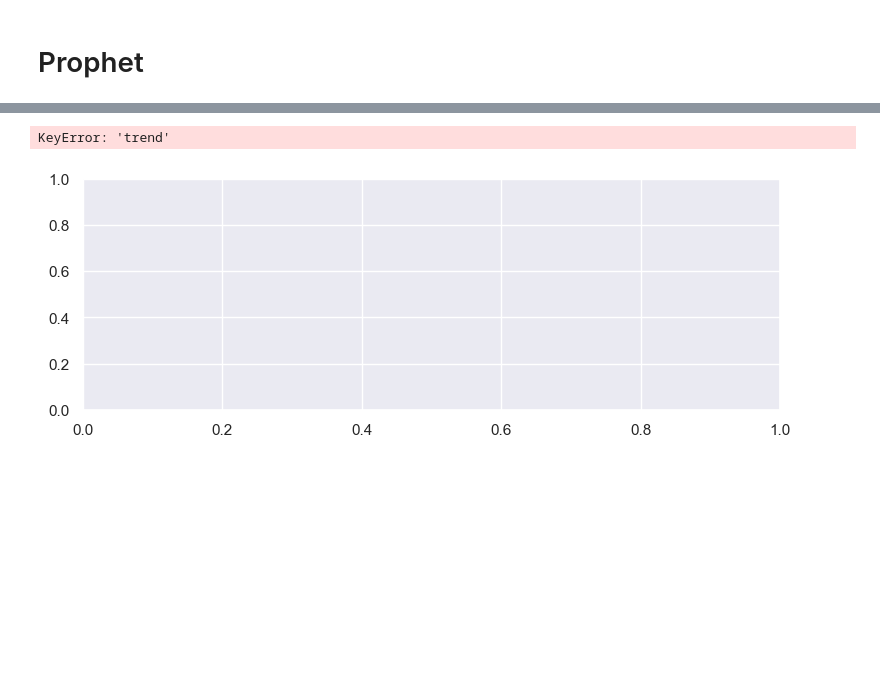
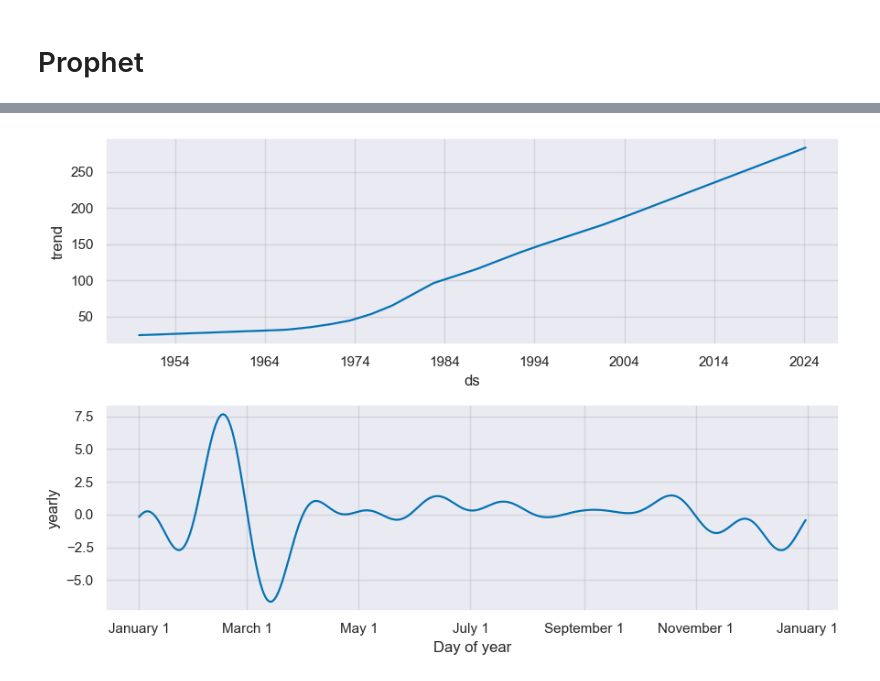
Before and after one commit to RaminVali/Time_Series_Project, a Jupyter notebook: ARIMA 1.ipynb, the cells around one changed output, grey strips where cells are left out. Cells and saved outputs as stored; diff of their text form; code cells hidden in the pictures; blank space fills up the shorter version.

```diff
--- a/ARIMA 1.ipynb
+++ b/ARIMA 1.ipynb
@@ -71,0 +70,2 @@ Text(0, 0.5, 'Consumer Price Index')
+# %%
+df = parse_json(all_json_data_season_adjusted)
@@ -161,6 +292,7 @@ Total fit time: 3.169 seconds
 
 from prophet import Prophet
 # %%
-df2 = df.reset_index()
-df2.rename(columns={'date':'ds','CPI':'y'}, inplace=True)
+df_p = df.reset_index()
+df_p.rename(columns={'date':'ds','CPI':'y'}, inplace=True)
+df_p['ds'] = df_p['ds'].astype(str)
 #del df2['pct-change']
@@ -183,5 +299,6 @@ df2
 # %%
 m = Prophet()
-m.fit(df2)
-future = m.make_future_dataframe(periods = 7)
+m.fit(df_p)
+future = m.make_future_dataframe(periods = 365)
+future
 # %% [output]
@@ -209,0 +320,4 @@ future
+# %%
+
+forecast = m.predict(future)
+forecast[['ds', 'yhat', 'yhat_lower', 'yhat_upper']].tail()
@@ -210,5 +335,4 @@ future
 # %%
-fig2 = m.plot_components(future)
+fig2 = m.plot_components(forecast)
 # %% [output]
-KeyError: 'trend'
-[figure, old version]
+[figure, new version]
```
Also changed, not shown: parts of 30 cells of this notebook, 8 other files.
